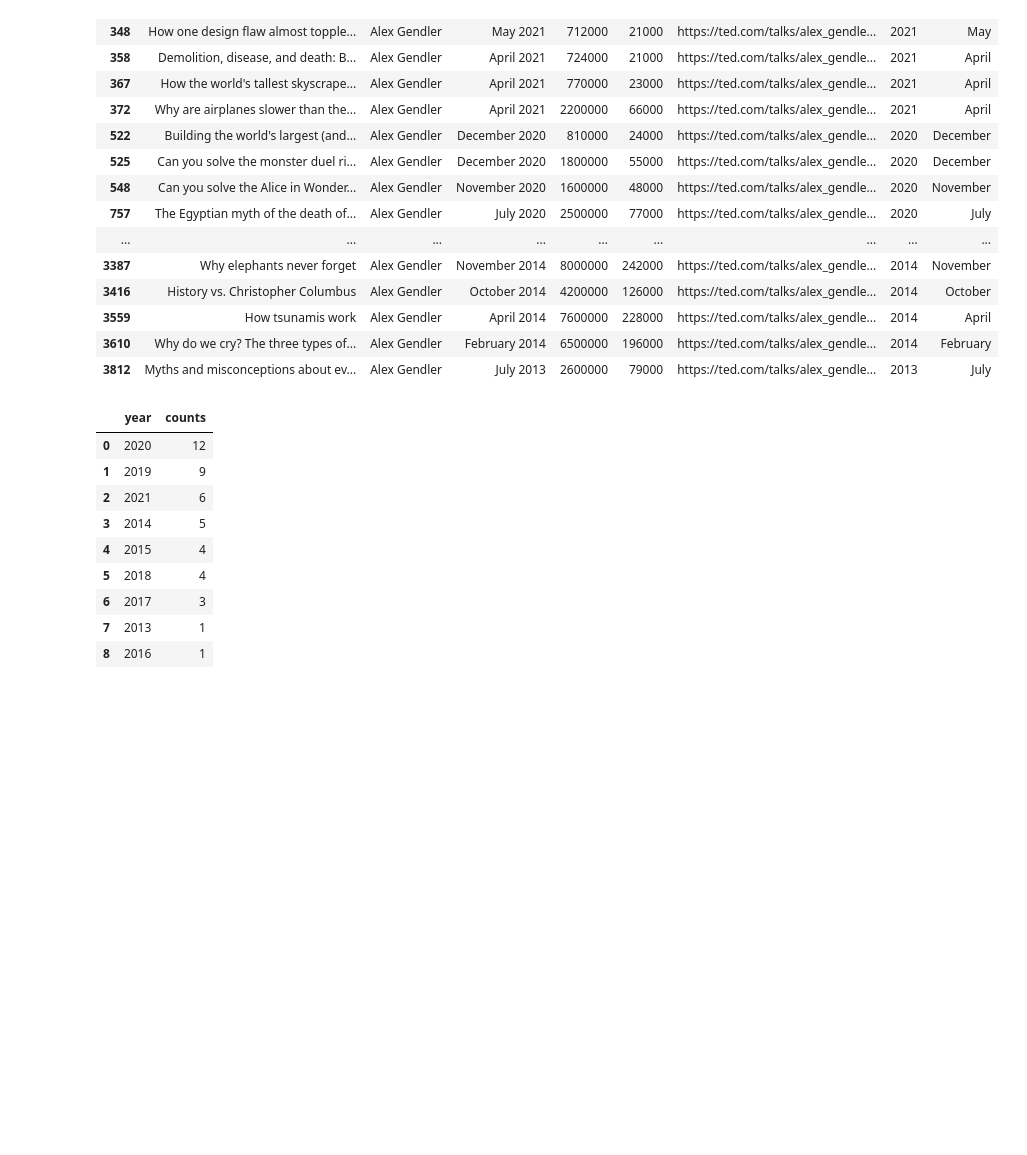
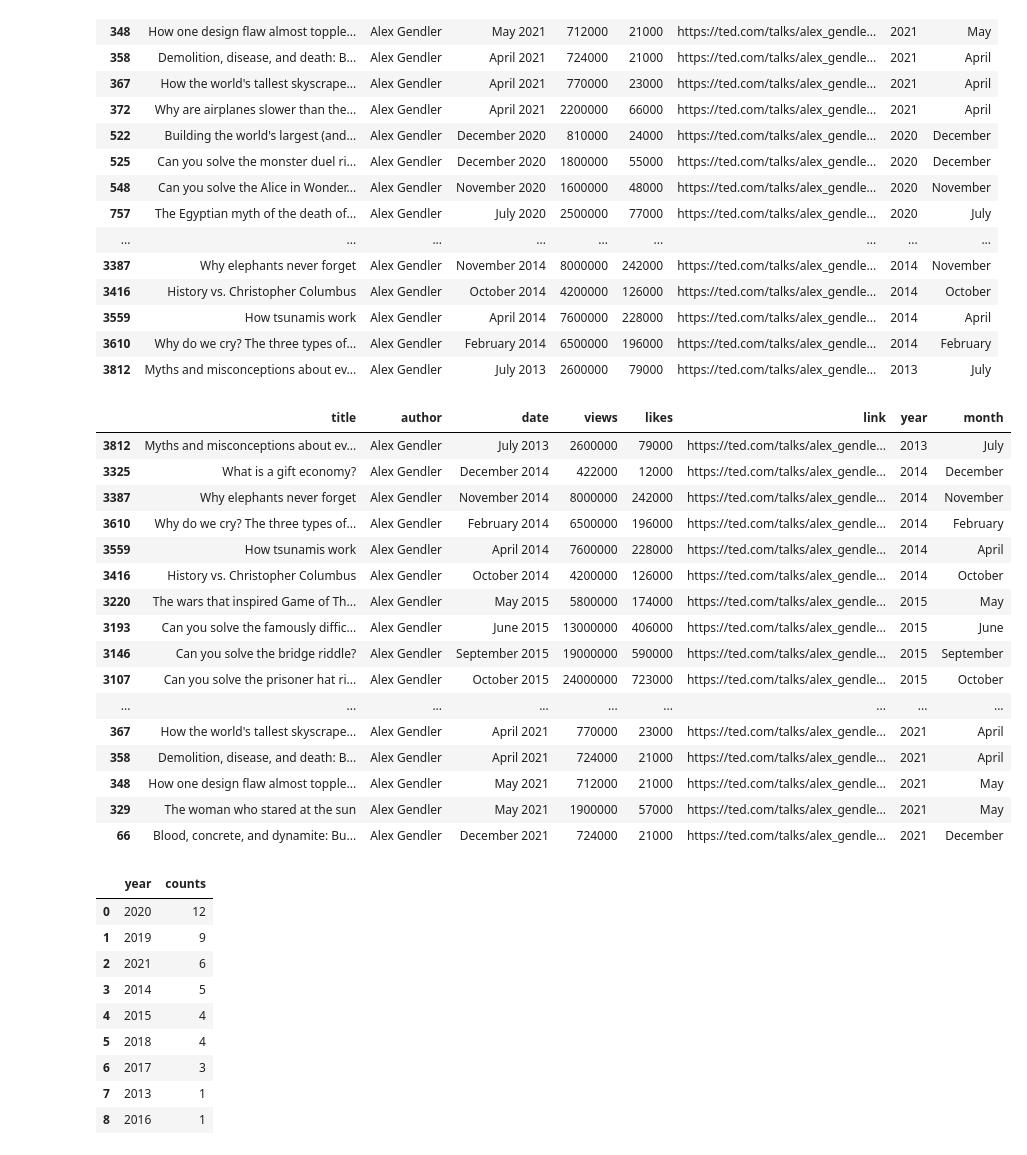
Before and after one commit to Rawanalmobarak/Ted-Talk, a Jupyter notebook: Ted_Talks.ipynb, the cells around one changed output. Cells and saved outputs as stored; diff of their text form; code cells hidden in the pictures; blank space fills up the shorter version.

```diff
--- a/Ted_Talks.ipynb
+++ b/Ted_Talks.ipynb
@@ -238,6 +240,27 @@ alex_df
 | 3559 | How tsunamis work | Alex Gendler | April 2014 | 7600000 | 228000 | https://ted.com/talks/alex_gendle... | 2014 | April |
 | 3610 | Why do we cry? The three types of... | Alex Gendler | February 2014 | 6500000 | 196000 | https://ted.com/talks/alex_gendle... | 2014 | February |
 | 3812 | Myths and misconceptions about ev... | Alex Gendler | July 2013 | 2600000 | 79000 | https://ted.com/talks/alex_gendle... | 2013 | July |
+# %%
+alex_df_sorted = alex_df.sort_values(by = 'year', ascending = True)
+alex_df_sorted
+# %% [output]
+|  | title | author | date | views | likes | link | year | month |
+| 3812 | Myths and misconceptions about ev... | Alex Gendler | July 2013 | 2600000 | 79000 | https://ted.com/talks/alex_gendle... | 2013 | July |
+| 3325 | What is a gift economy? | Alex Gendler | December 2014 | 422000 | 12000 | https://ted.com/talks/alex_gendle... | 2014 | December |
+| 3387 | Why elephants never forget | Alex Gendler | November 2014 | 8000000 | 242000 | https://ted.com/talks/alex_gendle... | 2014 | November |
+| 3610 | Why do we cry? The three types of... | Alex Gendler | February 2014 | 6500000 | 196000 | https://ted.com/talks/alex_gendle... | 2014 | February |
+| 3559 | How tsunamis work | Alex Gendler | April 2014 | 7600000 | 228000 | https://ted.com/talks/alex_gendle... | 2014 | April |
+| 3416 | History vs. Christopher Columbus | Alex Gendler | October 2014 | 4200000 | 126000 | https://ted.com/talks/alex_gendle... | 2014 | October |
+| 3220 | The wars that inspired Game of Th... | Alex Gendler | May 2015 | 5800000 | 174000 | https://ted.com/talks/alex_gendle... | 2015 | May |
+| 3193 | Can you solve the famously diffic... | Alex Gendler | June 2015 | 13000000 | 406000 | https://ted.com/talks/alex_gendle... | 2015 | June |
+| 3146 | Can you solve the bridge riddle? | Alex Gendler | September 2015 | 19000000 | 590000 | https://ted.com/talks/alex_gendle... | 2015 | September |
+| 3107 | Can you solve the prisoner hat ri... | Alex Gendler | October 2015 | 24000000 | 723000 | https://ted.com/talks/alex_gendle... | 2015 | October |
+| ... | ... | ... | ... | ... | ... | ... | ... | ... |
+| 367 | How the world's tallest skyscrape... | Alex Gendler | April 2021 | 770000 | 23000 | https://ted.com/talks/alex_gendle... | 2021 | April |
+| 358 | Demolition, disease, and death: B... | Alex Gendler | April 2021 | 724000 | 21000 | https://ted.com/talks/alex_gendle... | 2021 | April |
+| 348 | How one design flaw almost topple... | Alex Gendler | May 2021 | 712000 | 21000 | https://ted.com/talks/alex_gendle... | 2021 | May |
+| 329 | The woman who stared at the sun | Alex Gendler | May 2021 | 1900000 | 57000 | https://ted.com/talks/alex_gendle... | 2021 | May |
+| 66 | Blood, concrete, and dynamite: Bu... | Alex Gendler | December 2021 | 724000 | 21000 | https://ted.com/talks/alex_gendle... | 2021 | December |
 # %%
 
 alex_df_month=alex_df.value_counts('year').reset_index()
```
Also changed, not shown: parts of 3 cells of this notebook.
